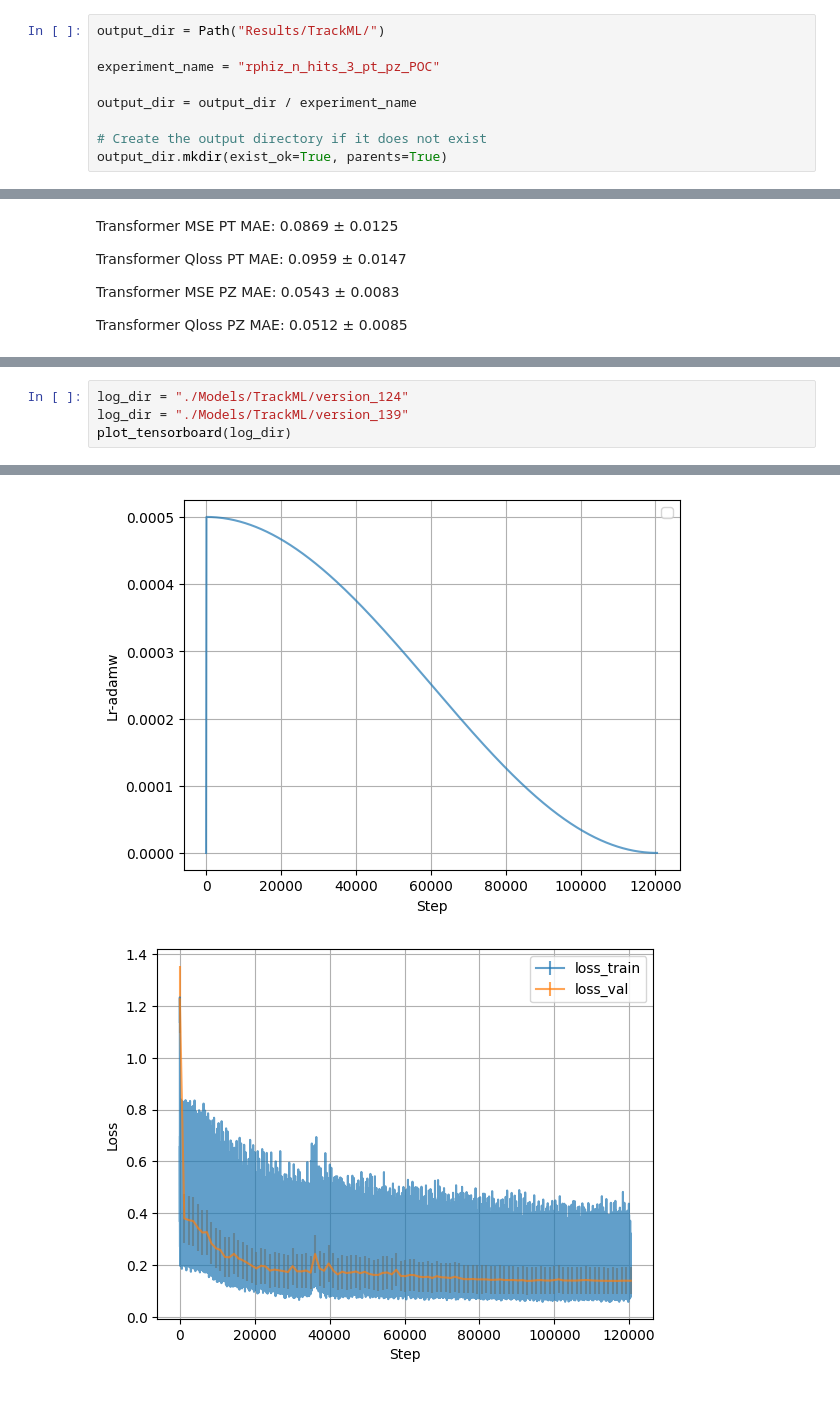
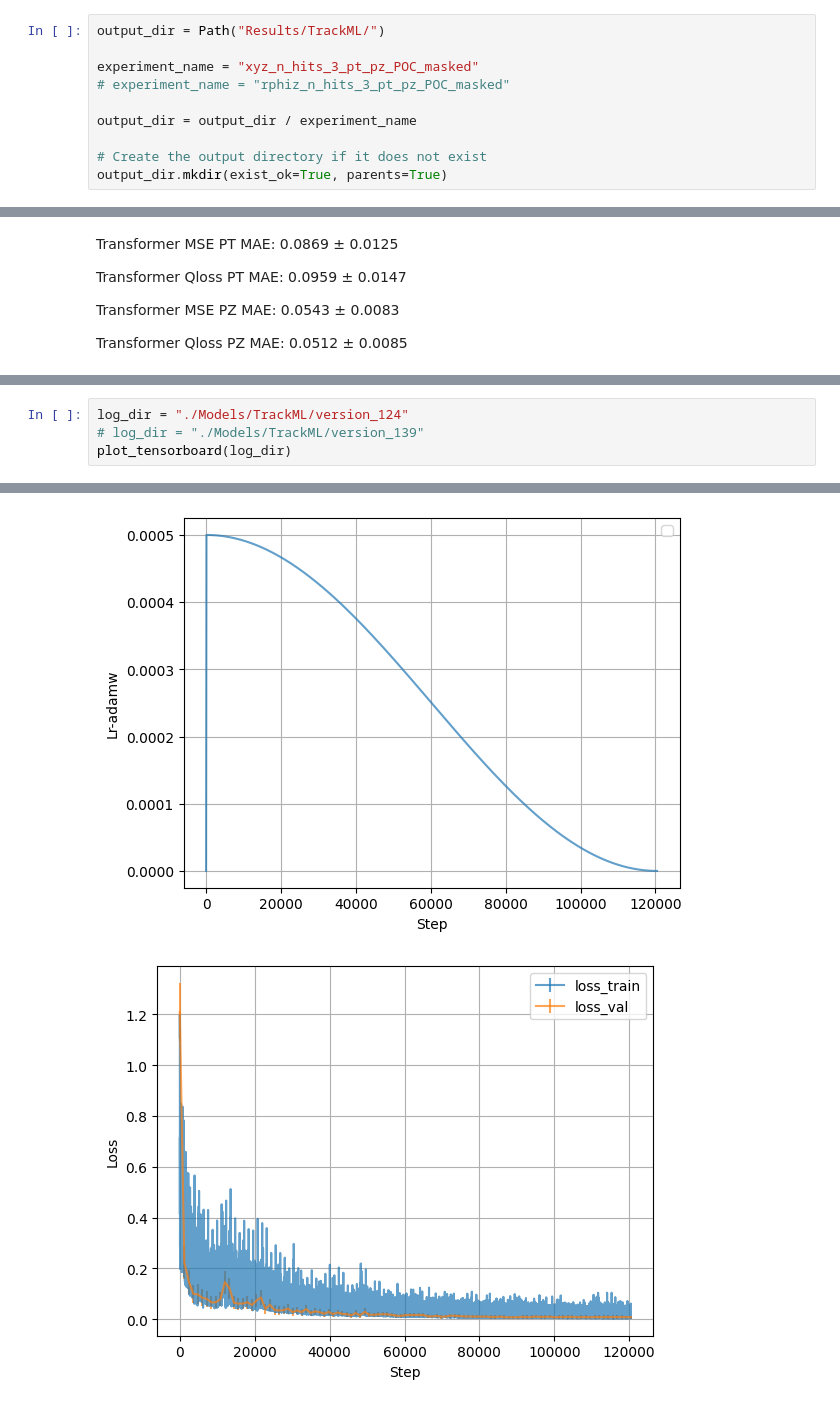
Before and after one commit to CouthuresJeremy/TrackFormer, a Jupyter notebook: dataanalysis.ipynb, the cells around one changed output, grey strips where cells are left out. Cells and saved outputs as stored; diff of their text form.

Commit message:
Notebook masked x y z POC (no retrain)

```diff
--- a/dataanalysis.ipynb
+++ b/dataanalysis.ipynb
@@ -204,7 +204,8 @@ def sync_plot_limits():
 # %%
 output_dir = Path("Results/TrackML/")
 
-experiment_name = "rphiz_n_hits_3_pt_pz_POC"
+experiment_name = "xyz_n_hits_3_pt_pz_POC_masked"
+# experiment_name = "rphiz_n_hits_3_pt_pz_POC_masked"
 
 output_dir = output_dir / experiment_name
 
@@ -1706,6 +1707,6 @@ No artists with labels found to put in legend.  Note that artists whose label st
 # %%
 log_dir = "./Models/TrackML/version_124"
-log_dir = "./Models/TrackML/version_139"
+# log_dir = "./Models/TrackML/version_139"
 plot_tensorboard(log_dir)
 # %% [output]
           step       tag     value  dir_name
@@ -1726,5 +1727,5 @@ plot_tensorboard(log_dir)
 
 [135502 rows x 5 columns]
 No artists with labels found to put in legend.  Note that artists whose label start with an underscore are ignored when legend() is called with no argument.
 [figure]
-[figure, old version]
+[figure, new version]
```
Also changed, not shown: parts of 28 cells of this notebook, 1 other file.
